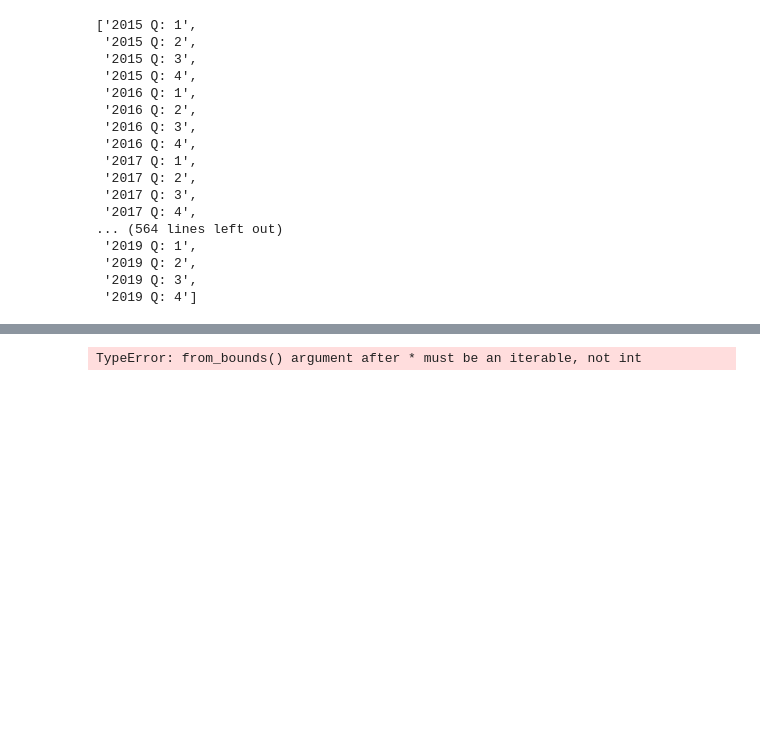
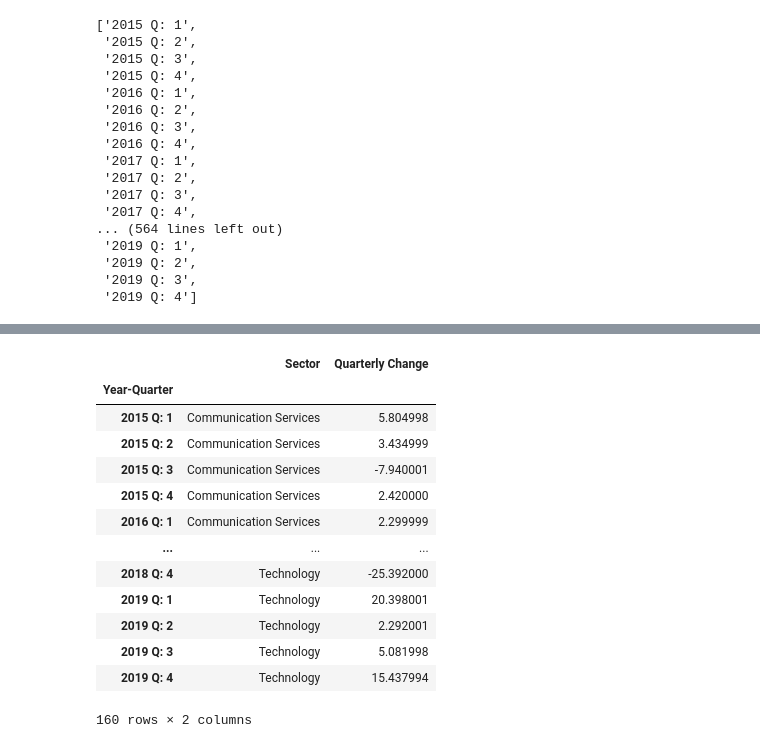
Before and after one commit to Jdshah06/S-P-500-Stock-Analysis, a Jupyter notebook: Project Dow Test.ipynb, the cells around one changed output, grey strips where cells are left out. Drawn from its saved outputs; the diff is of its cells as text; code cells hidden in the pictures; blank space fills up the shorter version.

```diff
--- a/Project Dow Test.ipynb
+++ b/Project Dow Test.ipynb
@@ -410,6 +429,18 @@ stocks_quarter_graph= pd.DataFrame(stocks_quarter)
 stocks_quarter_graph.set_index("Year-Quarter", inplace= True)
-# %%
-fig_quarter=plt.figure(20,7)
-plt.plot(stocks_quarter['Quarterly Change'])
-# %% [output]
-TypeError: from_bounds() argument after * must be an iterable, not int
+# %%
+stocks_quarter_graph
+# %% [output]
+|  | Sector | Quarterly Change |
+| Year-Quarter |  |  |
+| 2015 Q: 1 | Communication Services | 5.804998 |
+| 2015 Q: 2 | Communication Services | 3.434999 |
+| 2015 Q: 3 | Communication Services | -7.940001 |
+| 2015 Q: 4 | Communication Services | 2.420000 |
+| 2016 Q: 1 | Communication Services | 2.299999 |
+| ... | ... | ... |
+| 2018 Q: 4 | Technology | -25.392000 |
+| 2019 Q: 1 | Technology | 20.398001 |
+| 2019 Q: 2 | Technology | 2.292001 |
+| 2019 Q: 3 | Technology | 5.081998 |
+| 2019 Q: 4 | Technology | 15.437994 |
+160 rows × 2 columns
```
Also changed, not shown: parts of 3 cells of this notebook.
